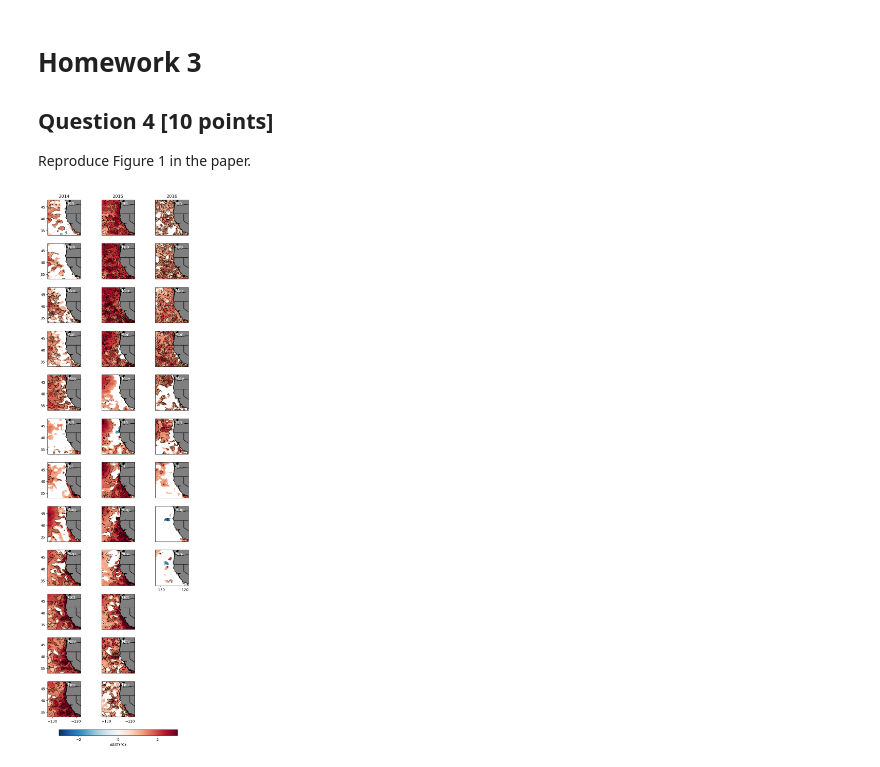
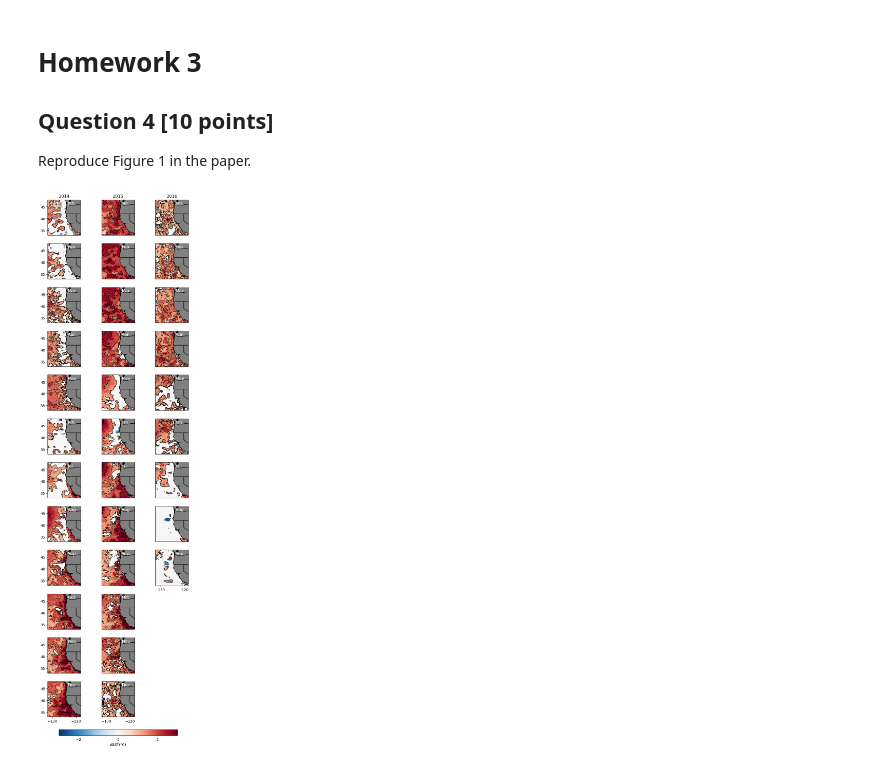
Before and after one commit to UCB-stat-159-s23/hw03-Group24, a Jupyter notebook: climate-Q04.ipynb, the cells around one changed output. Saved outputs shown, nothing was run; the diff lists cells and outputs as text; code cells hidden in the pictures.

```diff
--- a/climate-Q04.ipynb
+++ b/climate-Q04.ipynb
@@ -44,9 +44,9 @@ ds_2015_mean = ds_2015.groupby(ds_2015.time.dt.month).mean()
 ds_2016_mean = ds_2016.groupby(ds_2016.time.dt.month).mean()
 
 # get anomalies
-anomaly_2014 = (ds_2014_mean - ds_prev_mean).where(abs(ds_2014_mean - ds_prev_mean)/ds_prev_sd >= 1)
-anomaly_2015 = (ds_2015_mean - ds_prev_mean).where(abs(ds_2015_mean - ds_prev_mean)/ds_prev_sd >= 1)
-anomaly_2016 = (ds_2016_mean - ds_prev_mean).where(abs(ds_2016_mean - ds_prev_mean)/ds_prev_sd >= 1)
+anomaly_2014 = (ds_2014_mean - ds_prev_mean).where(abs(ds_2014_mean - ds_prev_mean)/ds_prev_sd >= 1).fillna(0)
+anomaly_2015 = (ds_2015_mean - ds_prev_mean).where(abs(ds_2015_mean - ds_prev_mean)/ds_prev_sd >= 1).fillna(0)
+anomaly_2016 = (ds_2016_mean - ds_prev_mean).where(abs(ds_2016_mean - ds_prev_mean)/ds_prev_sd >= 1).fillna(0)
 
 # create month list for texting
 month = ['Jan', 'Feb', 'Mar', 'Apr', 'May', 'Jun', 'Jul', 'Aug', 'Sep', 'Oct', 'Nov', 'Dec']
@@ -59,43 +59,43 @@ def draw(data, col, year):
     """a function that draw the Monthly SST anomaly for a given year"""
     for i in range(12):
         global plot
-        plot = data.sel(month = i+1).plot(col_wrap=3, ax = axs[i, col], transform = crs, add_colorbar = False, vmin = -3, vmax = 3, cmap = "RdBu_r")
-        data.sel(month = i+1).plot.contour(ax = axs[i, col], colors = 'black', linewidths = 0.8, cmin = -3, cmax = 3)
-        axs[i, col].coastlines("10m", color = "k")
-        axs[i, col].add_feature(cfeature.LAND, color = "grey")
-        axs[i, col].add_feature(cfeature.STATES.with_scale("10m"))
+        plot = data.sel(month = i+1).plot(col_wrap=3, ax = axs[i, col], transform = crs, add_colorbar = False, vmin = -3, vmax = 3, cmap = "RdBu_r", zorder = 1)
+        data.sel(month = i+1).plot.contour(ax = axs[i, col], colors = 'black', linewidths = 0.8, cmin = -3, cmax = 3, zorder = 2)
+        axs[i, col].coastlines("10m", color = "k", zorder = 3)
+        axs[i, col].add_feature(cfeature.LAND, color = "grey", zorder = 4)
+        axs[i, col].add_feature(cfeature.STATES.with_scale("10m"), zorder = 5)
         axs[i, col].set_title("")
-        axs[i, col].text(-123.5, 46, month[i], fontsize = 12, color = 'white')
+        axs[i, col].text(-123.5, 46, month[i], fontsize = 12, color = 'white', zorder = 6)
         if year == 2014:
             axs[i, col].set_yticks(range(35, 46, 5))
             axs[i, col].set_ylabel("")
         if i == 0:
             axs[i, col].set_title(year)
         if i == 11:
             axs[i, col].set_xticks(range(-130, -119, 10))
             axs[i, col].set_xlabel("")
         if year == 2016 and i == 8:
             axs[i, col].set_xticks(range(-130, -119, 10))
             axs[i, col].set_xlabel("")
 
 # call draw() three times to draw anomalies for 2014, 2015, and 2016
 draw(anomaly_2014, 0, 2014)
 draw(anomaly_2015, 1, 2015)
 draw(anomaly_2016, 2, 2016)
 
 # delete last three months in 2016
 fig.tight_layout(w_pad = 0.02)
 fig.delaxes(axs[9, 2])
 fig.delaxes(axs[10, 2])
 fig.delaxes(axs[11, 2])
 
 # add colorbar
 colorbar = plt.colorbar(plot, ax = axs, location = 'bottom', shrink = 0.7, pad = 0.02)
 colorbar.set_label('ΔSST(°C)')
 colorbar.set_ticks(range(-2,3,2))
 
 # save plot
 plt.savefig('outputs/Q04.png')
 plt.show();
 # %% [output]
-[figure, old version]
+[figure, new version]
```
Also changed, not shown: 1 other file.
